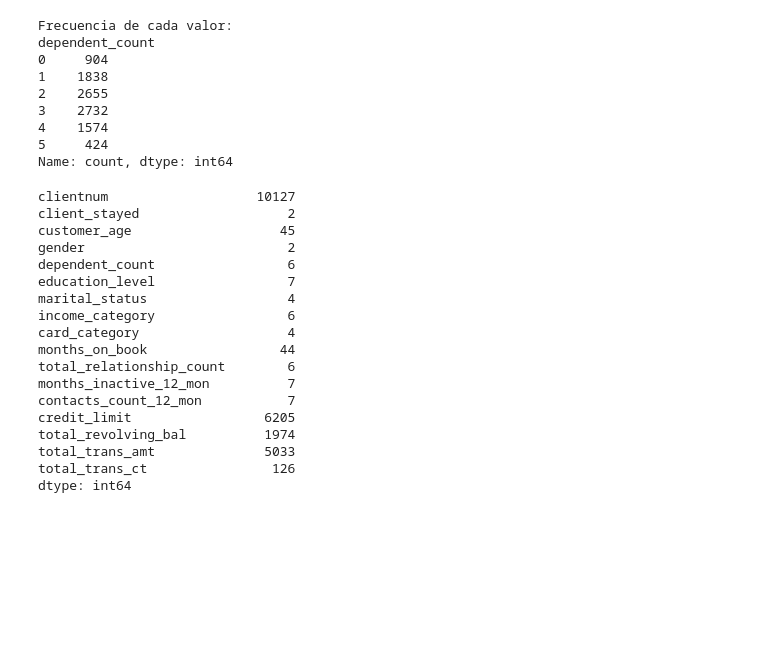
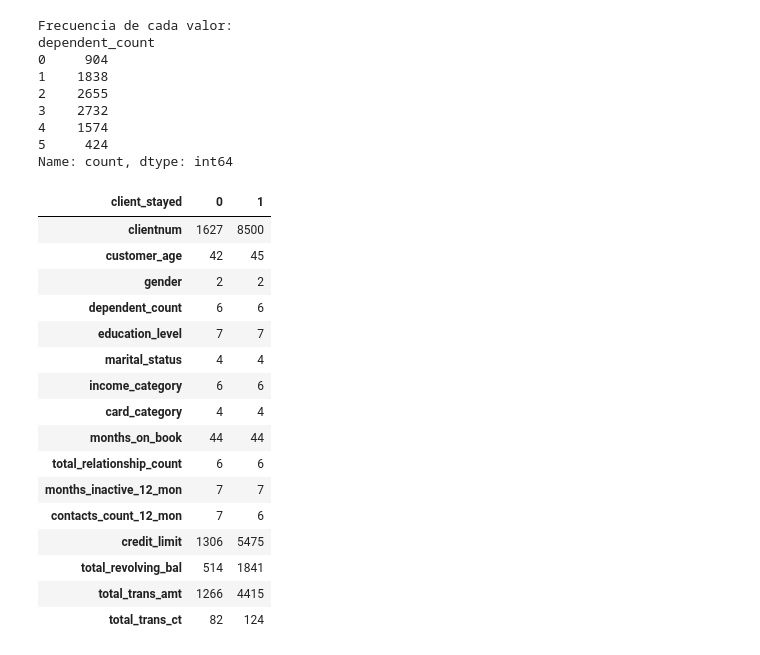
Before and after one commit to Toutl/Data-Processing-Laboratory, a Jupyter notebook: Examenes/III/02_eduardo.ipynb, the cells around one changed output. Saved outputs shown, nothing was run; the diff lists cells and outputs as text; code cells hidden in the pictures; blank space fills up the shorter version.

```diff
--- a/Examenes/III/02_eduardo.ipynb
+++ b/Examenes/III/02_eduardo.ipynb
@@ -193,24 +201,23 @@ dependent_count
 5     424
 Name: count, dtype: int64
 # %%
-granularidad = df.nunique()
-granularidad
+granularidad_por_grupo = df.groupby('client_stayed').nunique().transpose()
+granularidad_por_grupo
 # %% [output]
-clientnum                   10127
-client_stayed                   2
-customer_age                   45
-gender                          2
-dependent_count                 6
-education_level                 7
-marital_status                  4
-income_category                 6
-card_category                   4
-months_on_book                 44
-total_relationship_count        6
-months_inactive_12_mon          7
-contacts_count_12_mon           7
-credit_limit                 6205
-total_revolving_bal          1974
-total_trans_amt              5033
-total_trans_ct                126
-dtype: int64
+| client_stayed | 0 | 1 |
+| clientnum | 1627 | 8500 |
+| customer_age | 42 | 45 |
+| gender | 2 | 2 |
+| dependent_count | 6 | 6 |
+| education_level | 7 | 7 |
+| marital_status | 4 | 4 |
+| income_category | 6 | 6 |
+| card_category | 4 | 4 |
+| months_on_book | 44 | 44 |
+| total_relationship_count | 6 | 6 |
+| months_inactive_12_mon | 7 | 7 |
+| contacts_count_12_mon | 7 | 6 |
+| credit_limit | 1306 | 5475 |
+| total_revolving_bal | 514 | 1841 |
+| total_trans_amt | 1266 | 4415 |
+| total_trans_ct | 82 | 124 |
```
Also changed, not shown: parts of 4 cells of this notebook.
